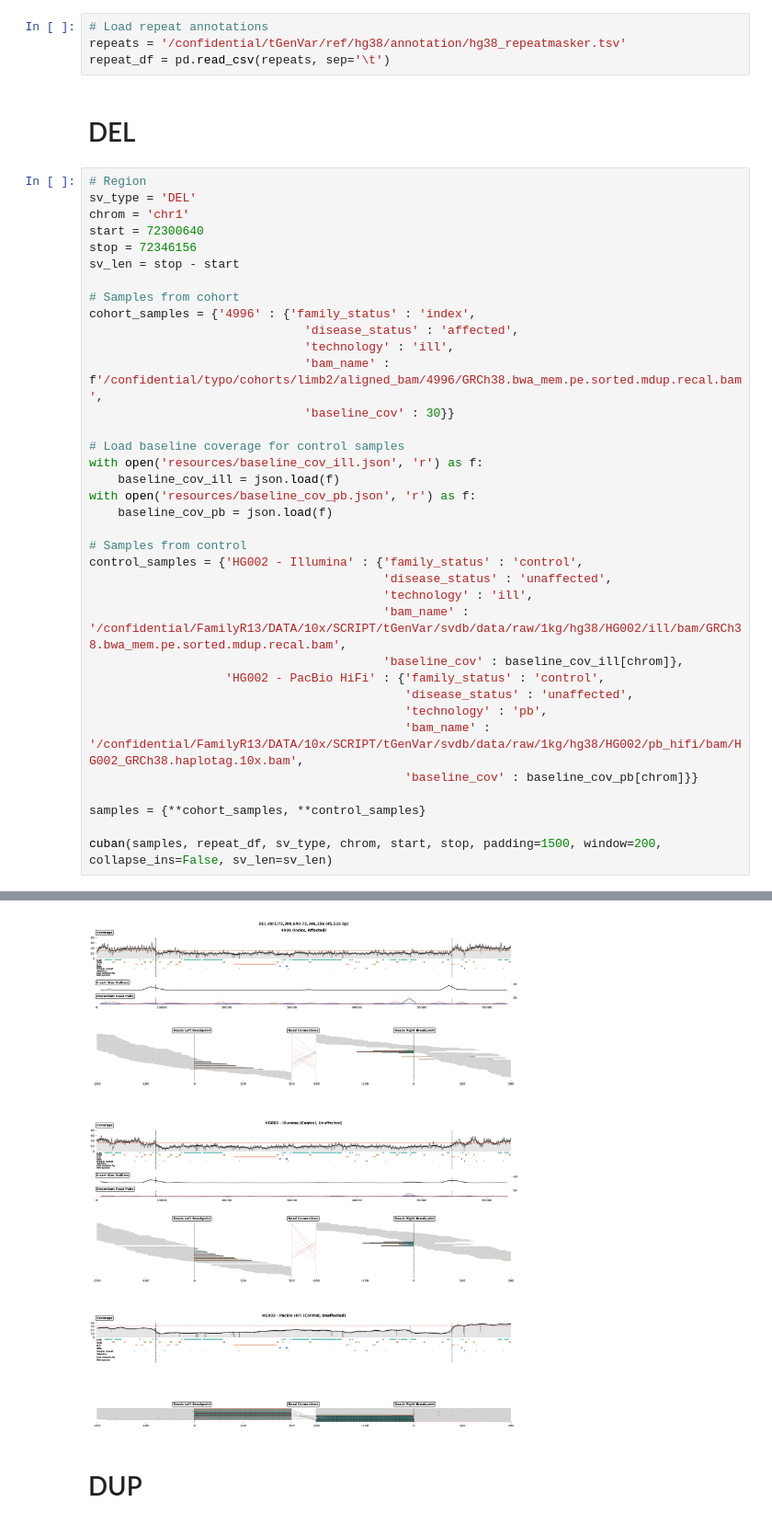
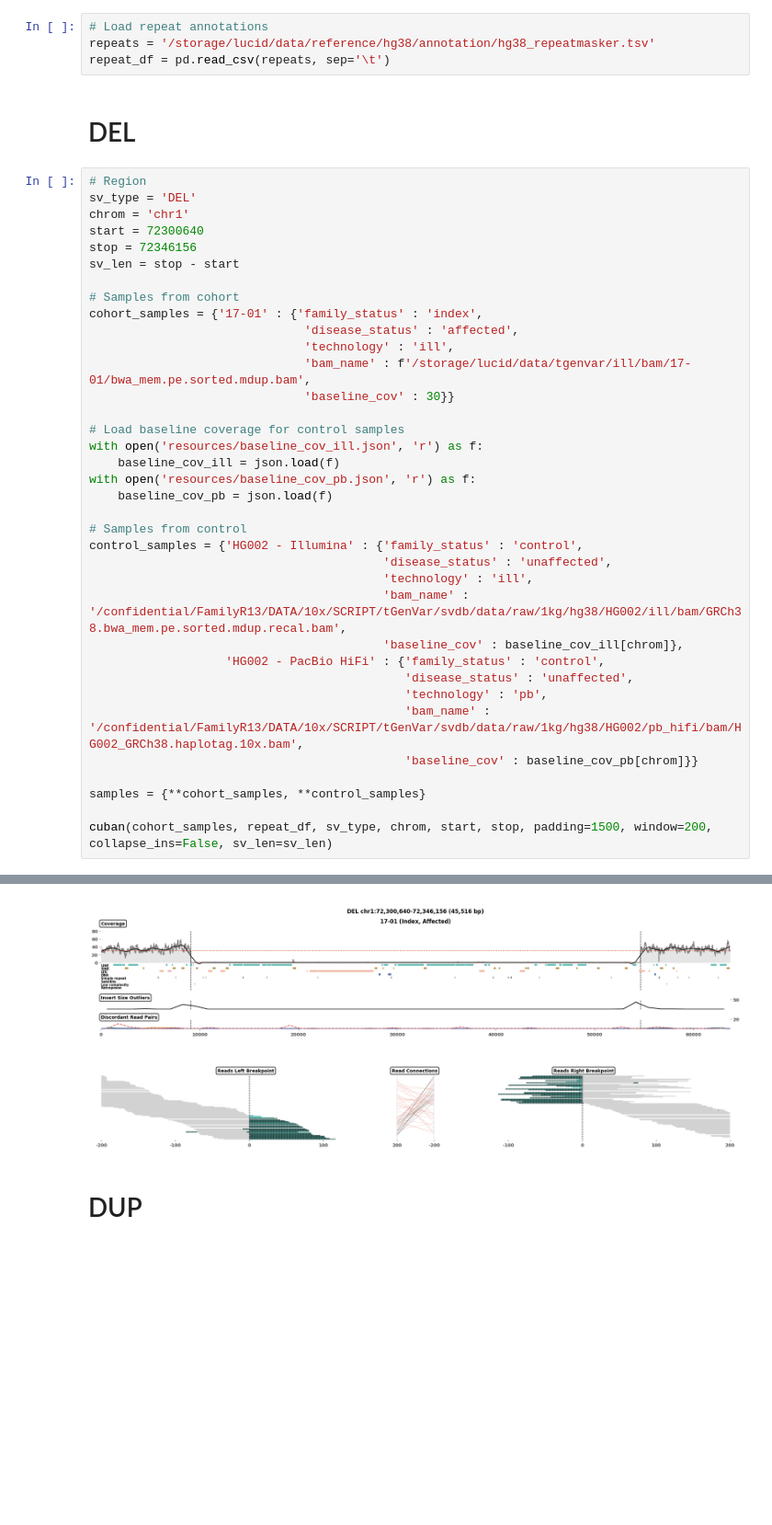
Before and after one commit to burgshrimps/cuban, a Jupyter notebook: sv-visualize.ipynb, the cells around one changed output, grey strips where cells are left out. Shown at 92% size. Saved outputs shown, nothing was run; the diff lists cells and outputs as text; blank space fills up the shorter version.

```diff
--- a/sv-visualize.ipynb
+++ b/sv-visualize.ipynb
@@ -18,6 +27,6 @@ plt.style.use('ggplot')
 # %%
 # Load repeat annotations
-repeats = '/confidential/tGenVar/ref/hg38/annotation/hg38_repeatmasker.tsv'
+repeats = '/storage/lucid/data/reference/hg38/annotation/hg38_repeatmasker.tsv'
 repeat_df = pd.read_csv(repeats, sep='\t')
 # %% [markdown]
 # DEL
@@ -30,10 +39,10 @@ stop = 72346156
 sv_len = stop - start
 
 # Samples from cohort
-cohort_samples = {'4996' : {'family_status' : 'index',
+cohort_samples = {'17-01' : {'family_status' : 'index',
                               'disease_status' : 'affected',
                               'technology' : 'ill',
-                              'bam_name' : f'/confidential/typo/cohorts/limb2/aligned_bam/4996/GRCh38.bwa_mem.pe.sorted.mdup.recal.bam',
+                              'bam_name' : f'/storage/lucid/data/tgenvar/ill/bam/17-01/bwa_mem.pe.sorted.mdup.bam',
                               'baseline_cov' : 30}}
 
 # Load baseline coverage for control samples
@@ -56,5 +65,5 @@ control_samples = {'HG002 - Illumina' : {'family_status' : 'control',
 
 samples = {**cohort_samples, **control_samples}
 
-cuban(samples, repeat_df, sv_type, chrom, start, stop, padding=1500, window=200, collapse_ins=False, sv_len=sv_len)
+cuban(cohort_samples, repeat_df, sv_type, chrom, start, stop, padding=1500, window=200, collapse_ins=False, sv_len=sv_len)
 # %% [output]
@@ -78,4 +74,4 @@ cuban(samples, repeat_df, sv_type, chrom, start, stop, padding=1500, window=200,
-[figure, old version]
+[figure, new version]
 # %% [markdown]
 # DUP
 # %%
```
Also changed, not shown: parts of 2 cells of this notebook, 3 other files.
